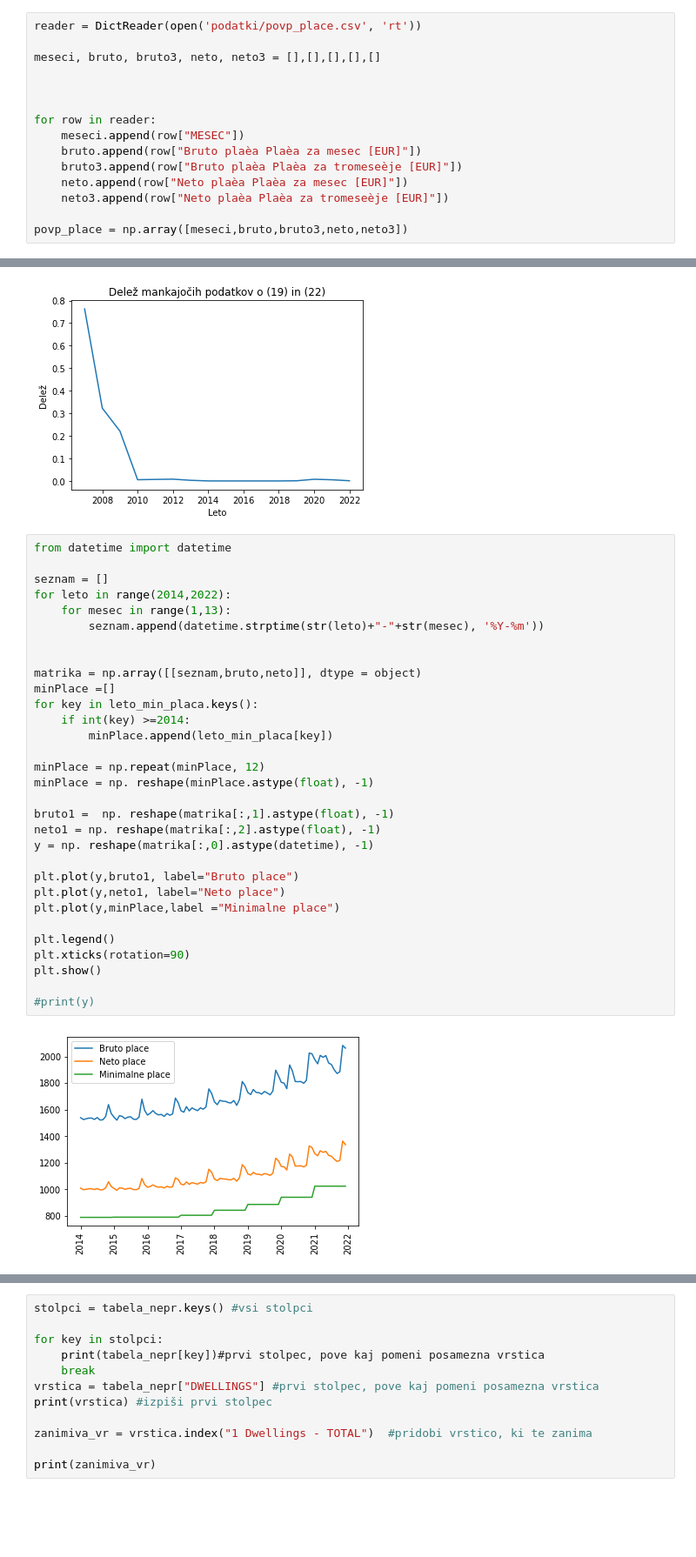
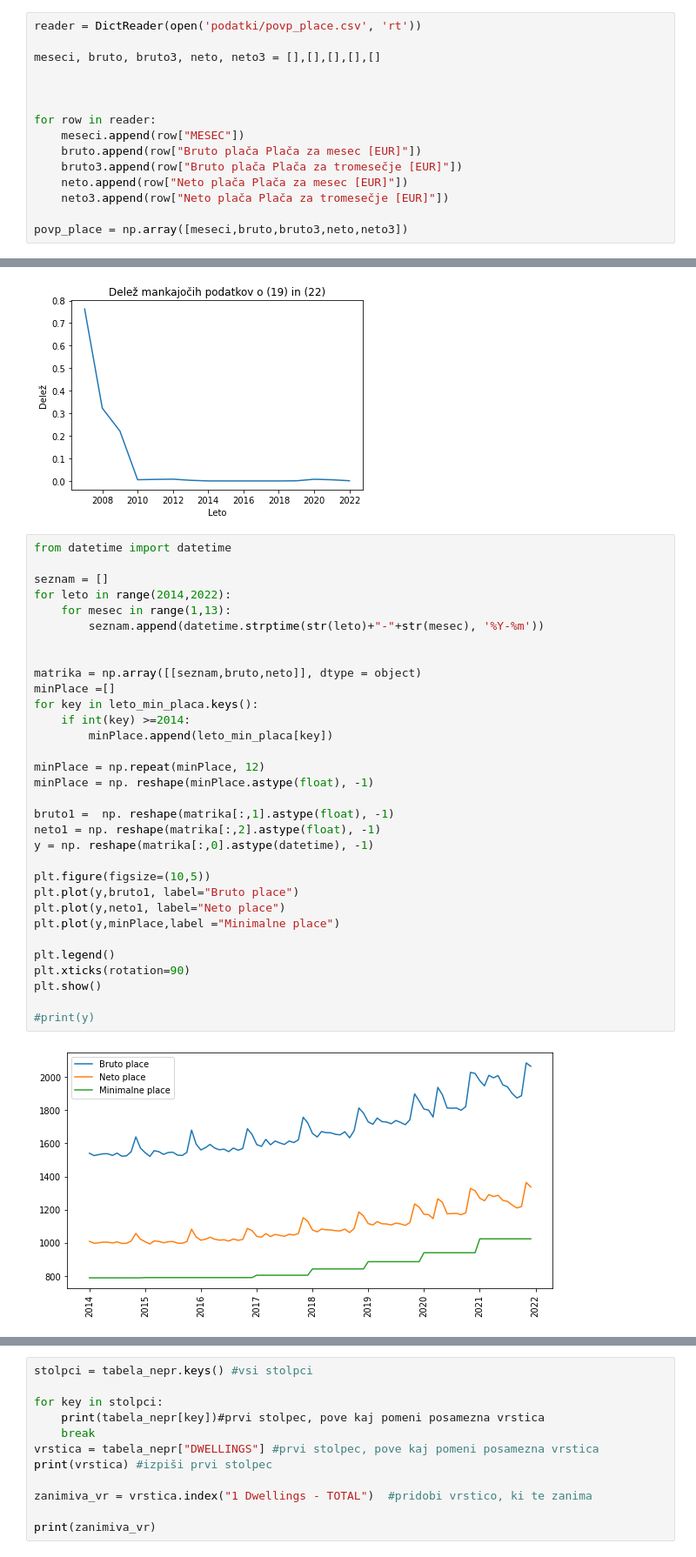
Before and after one commit to DocChinchillin/PR22RSMCLK, a Jupyter notebook: projektna.ipynb, the cells around one changed output, grey strips where cells are left out. Shown: that part at 87% size. Cells and saved outputs as stored; diff of their text form; blank space fills up the shorter version.

```diff
--- a/projektna.ipynb
+++ b/projektna.ipynb
@@ -107,10 +157,10 @@ meseci, bruto, bruto3, neto, neto3 = [],[],[],[],[]
 
 for row in reader:
     meseci.append(row["MESEC"])
-    bruto.append(row["Bruto plaèa Plaèa za mesec [EUR]"])
-    bruto3.append(row["Bruto plaèa Plaèa za tromeseèje [EUR]"])
-    neto.append(row["Neto plaèa Plaèa za mesec [EUR]"])
-    neto3.append(row["Neto plaèa Plaèa za tromeseèje [EUR]"])
+    bruto.append(row["Bruto plača Plača za mesec [EUR]"])
+    bruto3.append(row["Bruto plača Plača za tromesečje [EUR]"])
+    neto.append(row["Neto plača Plača za mesec [EUR]"])
+    neto3.append(row["Neto plača Plača za tromesečje [EUR]"])
 
 povp_place = np.array([meseci,bruto,bruto3,neto,neto3])
 # %%
@@ -351,31 +407,32 @@ from datetime import datetime
 
 seznam = []
 for leto in range(2014,2022):
     for mesec in range(1,13):
         seznam.append(datetime.strptime(str(leto)+"-"+str(mesec), '%Y-%m'))
 
 
 matrika = np.array([[seznam,bruto,neto]], dtype = object)
 minPlace =[]
 for key in leto_min_placa.keys():
     if int(key) >=2014:
         minPlace.append(leto_min_placa[key])
 
 minPlace = np.repeat(minPlace, 12)
 minPlace = np. reshape(minPlace.astype(float), -1)
 
 bruto1 =  np. reshape(matrika[:,1].astype(float), -1)
 neto1 = np. reshape(matrika[:,2].astype(float), -1)
 y = np. reshape(matrika[:,0].astype(datetime), -1)
 
+plt.figure(figsize=(10,5))
 plt.plot(y,bruto1, label="Bruto place")
 plt.plot(y,neto1, label="Neto place")
 plt.plot(y,minPlace,label ="Minimalne place")
 
 plt.legend()
 plt.xticks(rotation=90)
 plt.show()
 
 #print(y)
 # %% [output]
-[figure, old version]
+[figure, new version]
```
Also changed, not shown: parts of 27 cells of this notebook.
